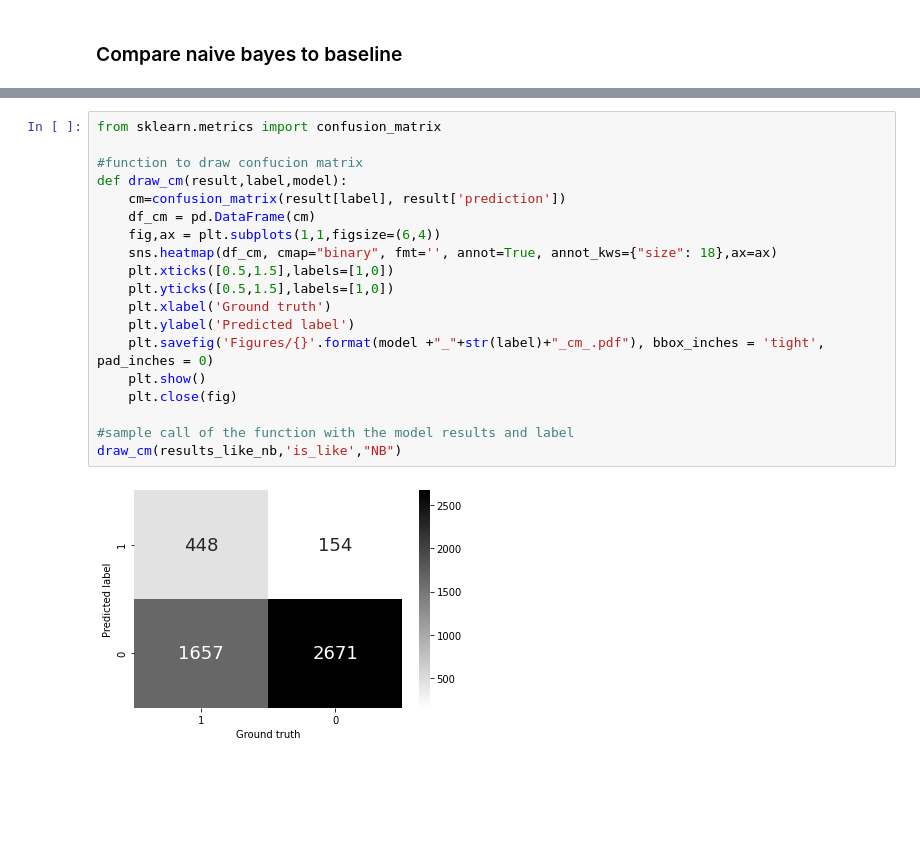
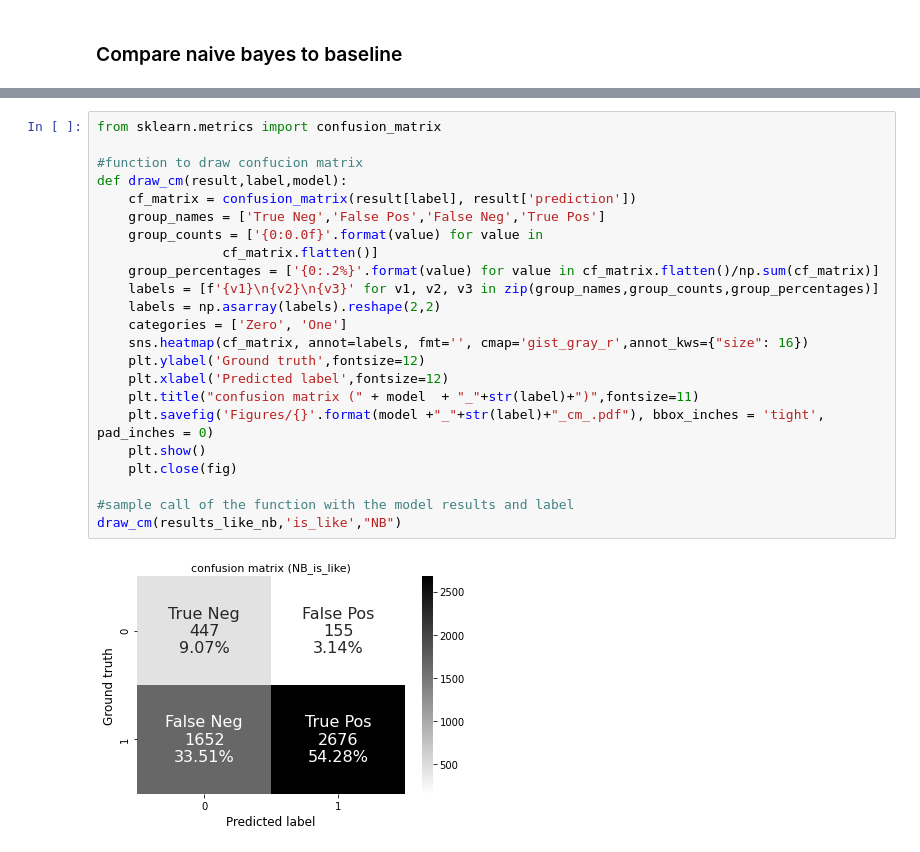
Before and after one commit to omgwenxx/recsys20, a Jupyter notebook: code/process.ipynb, the cells around one changed output, grey strips where cells are left out. Drawn from its saved outputs; the diff is of its cells as text; blank space fills up the shorter version.

Commit message:
added random state, added histogram, corrected heatmap and cm

```diff
--- a/code/process.ipynb
+++ b/code/process.ipynb
@@ -1703,24 +1715,28 @@ draw_heatmap(results_like_nb,'is_like',"NB")
 # %%
 from sklearn.metrics import confusion_matrix
 
 #function to draw confucion matrix
 def draw_cm(result,label,model):
-    cm=confusion_matrix(result[label], result['prediction'])
-    df_cm = pd.DataFrame(cm)
-    fig,ax = plt.subplots(1,1,figsize=(6,4))
-    sns.heatmap(df_cm, cmap="binary", fmt='', annot=True, annot_kws={"size": 18},ax=ax)
-    plt.xticks([0.5,1.5],labels=[1,0])
-    plt.yticks([0.5,1.5],labels=[1,0])
-    plt.xlabel('Ground truth')
-    plt.ylabel('Predicted label')
+    cf_matrix = confusion_matrix(result[label], result['prediction'])
+    group_names = ['True Neg','False Pos','False Neg','True Pos']
+    group_counts = ['{0:0.0f}'.format(value) for value in
+                cf_matrix.flatten()]
+    group_percentages = ['{0:.2%}'.format(value) for value in cf_matrix.flatten()/np.sum(cf_matrix)]
+    labels = [f'{v1}\n{v2}\n{v3}' for v1, v2, v3 in zip(group_names,group_counts,group_percentages)]
+    labels = np.asarray(labels).reshape(2,2)
+    categories = ['Zero', 'One']
+    sns.heatmap(cf_matrix, annot=labels, fmt='', cmap='gist_gray_r',annot_kws={"size": 16})
+    plt.ylabel('Ground truth',fontsize=12)
+    plt.xlabel('Predicted label',fontsize=12)
+    plt.title("confusion matrix (" + model  + "_"+str(label)+")",fontsize=11)
     plt.savefig('Figures/{}'.format(model +"_"+str(label)+"_cm_.pdf"), bbox_inches = 'tight', pad_inches = 0)
     plt.show()
     plt.close(fig)
 
 #sample call of the function with the model results and label
 draw_cm(results_like_nb,'is_like',"NB")
 # %% [output]
-[figure, old version]
+[figure, new version]
 # %%
 #create all the comparison figures
 
```
Also changed, not shown: parts of 10 cells of this notebook, 36 other files.
